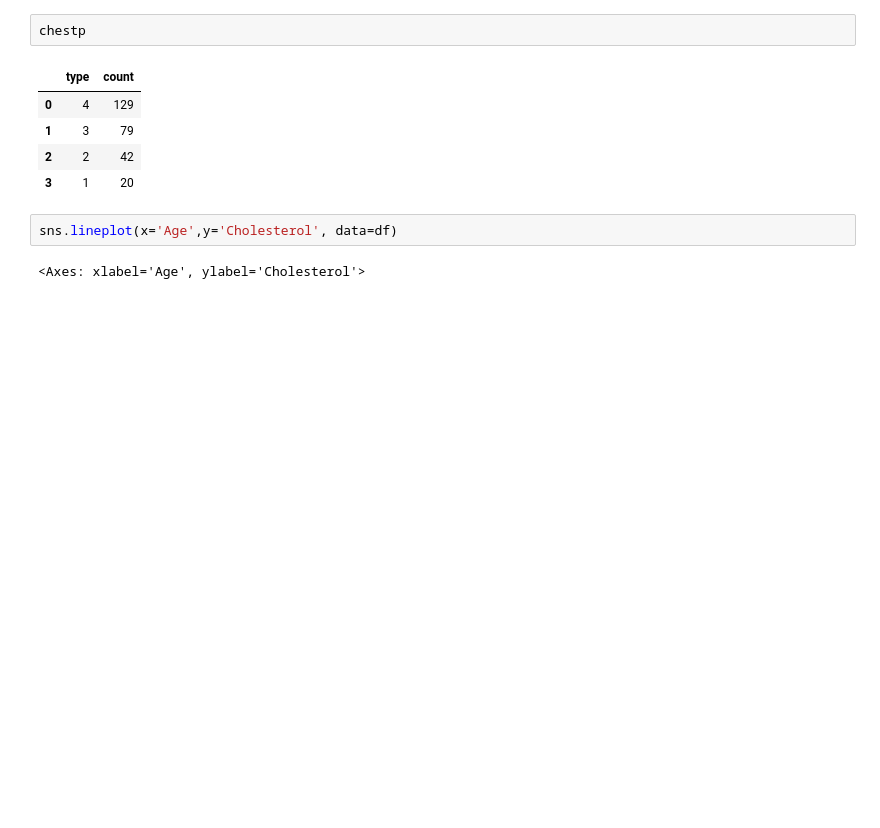
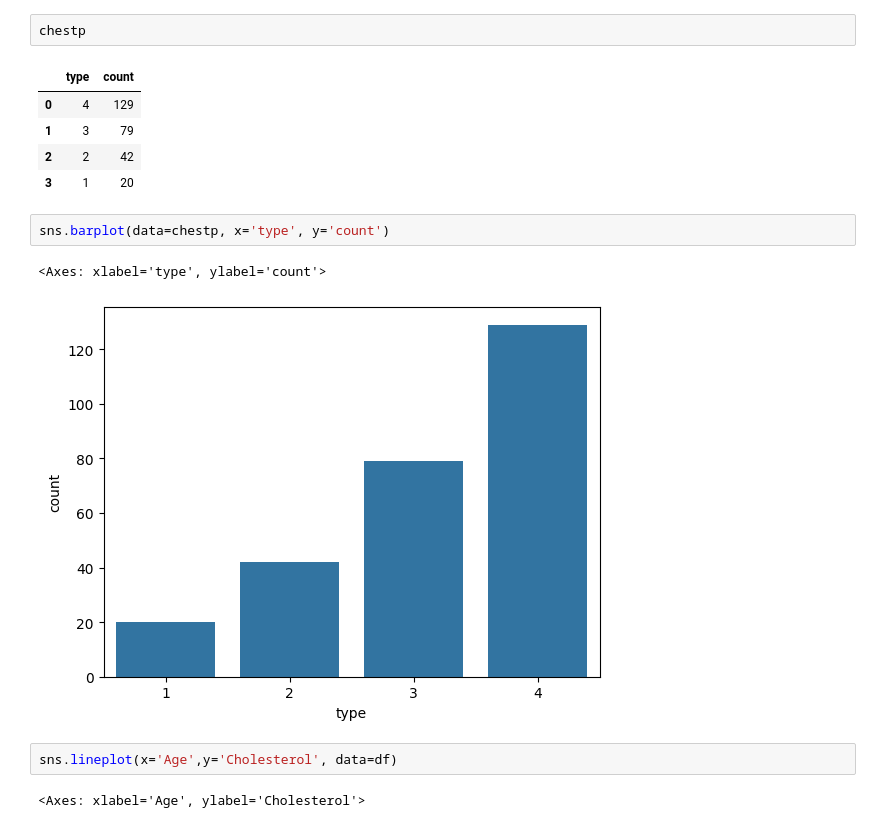
Before and after one commit to mayurimamdi/HeartHealthEDAandPred, a Jupyter notebook: notebook/EDAandPred.ipynb, the cells around one changed output. Saved outputs shown, nothing was run; the diff lists cells and outputs as text; blank space fills up the shorter version.

```diff
--- a/notebook/EDAandPred.ipynb
+++ b/notebook/EDAandPred.ipynb
@@ -137,6 +137,11 @@ chestp
 | 1 | 3 | 79 |
 | 2 | 2 | 42 |
 | 3 | 1 | 20 |
+# %%
+sns.barplot(data=chestp, x='type', y='count')
+# %% [output]
+<Axes: xlabel='type', ylabel='count'>
+[figure, added]
 # %%
 sns.lineplot(x='Age',y='Cholesterol', data=df)
 # %% [output]
```
Also changed, not shown: parts of 1 cell of this notebook.
